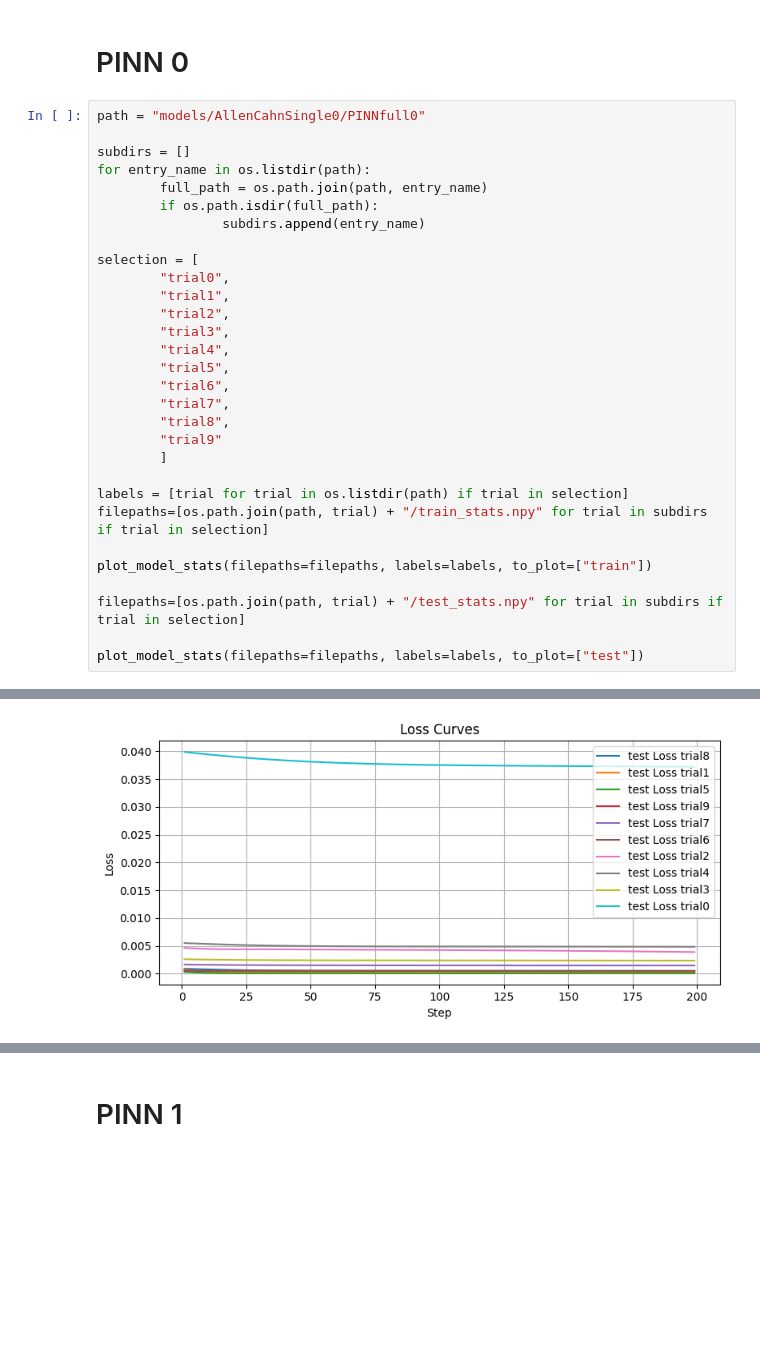
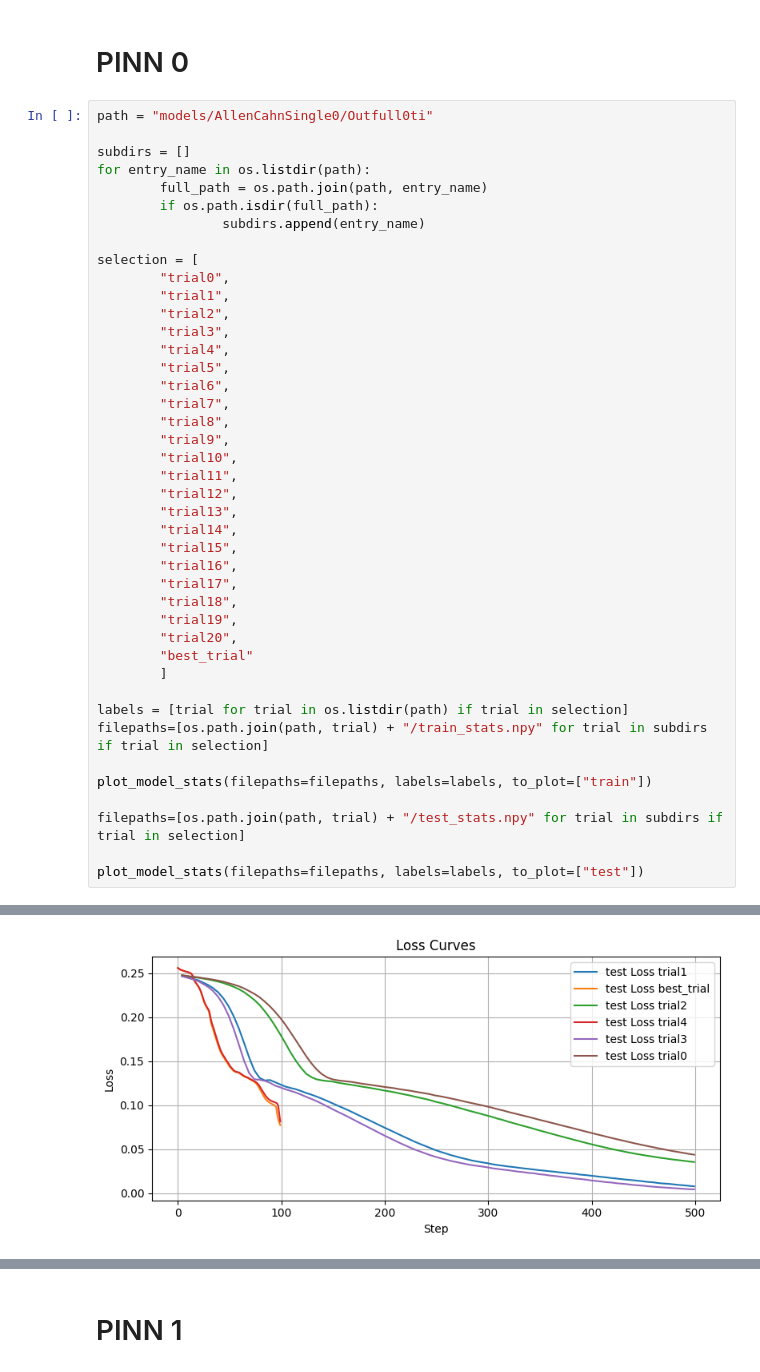
Before and after one commit to claudia181/PinnsStudy, a Jupyter notebook: finetune_ti.ipynb, the cells around one changed output, grey strips where cells are left out. Cells and saved outputs as stored; diff of their text form; blank space fills up the shorter version.

```diff
--- a/finetune_ti.ipynb
+++ b/finetune_ti.ipynb
@@ -11,7 +11,7 @@ plot_points('data/train/0/full/random_dom.pth', points_idx = 0, labels_idx = 1)
 # %% [markdown]
 # PINN 0
 # %%
-path = "models/AllenCahnSingle0/PINNfull0"
+path = "models/AllenCahnSingle0/Outfull0ti"
 
 subdirs = []
 for entry_name in os.listdir(path):
@@ -29,7 +29,19 @@ selection = [
         "trial6",
         "trial7",
         "trial8",
-        "trial9"
+        "trial9",
+        "trial10",
+        "trial11",
+        "trial12",
+        "trial13",
+        "trial14",
+        "trial15",
+        "trial16",
+        "trial17",
+        "trial18",
+        "trial19",
+        "trial20",
+        "best_trial"
         ]
 
 labels = [trial for trial in os.listdir(path) if trial in selection]
@@ -45,2 +57,2 @@ plot_model_stats(filepaths=filepaths, labels=labels, to_plot=["test"])
-[figure, old version]
+[figure, new version]
 # %%
```
Also changed, not shown: parts of 12 cells of this notebook, 6 other files.
